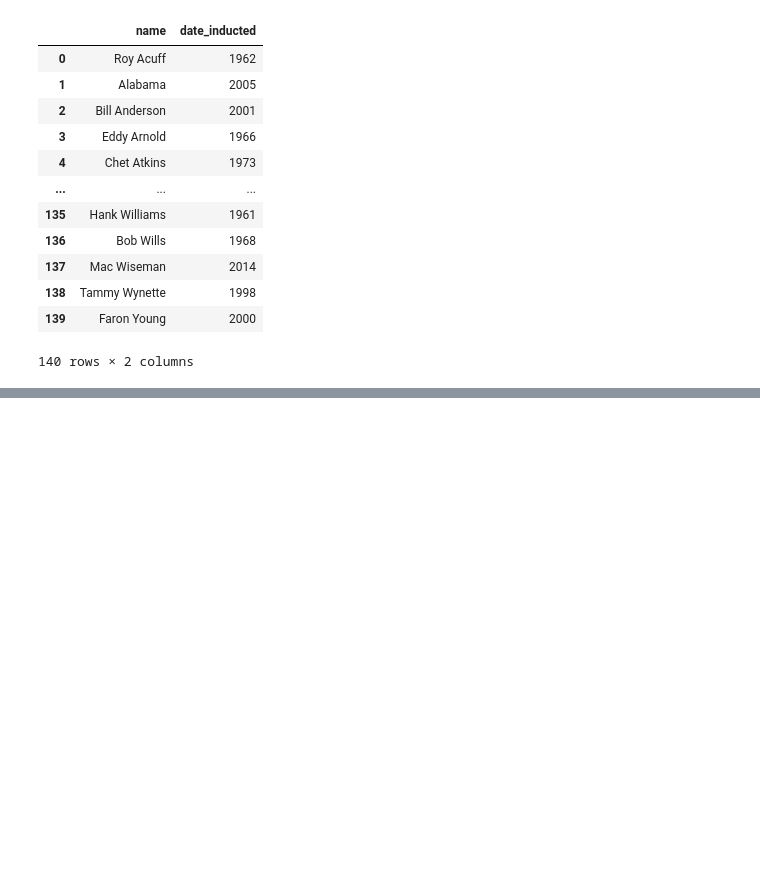
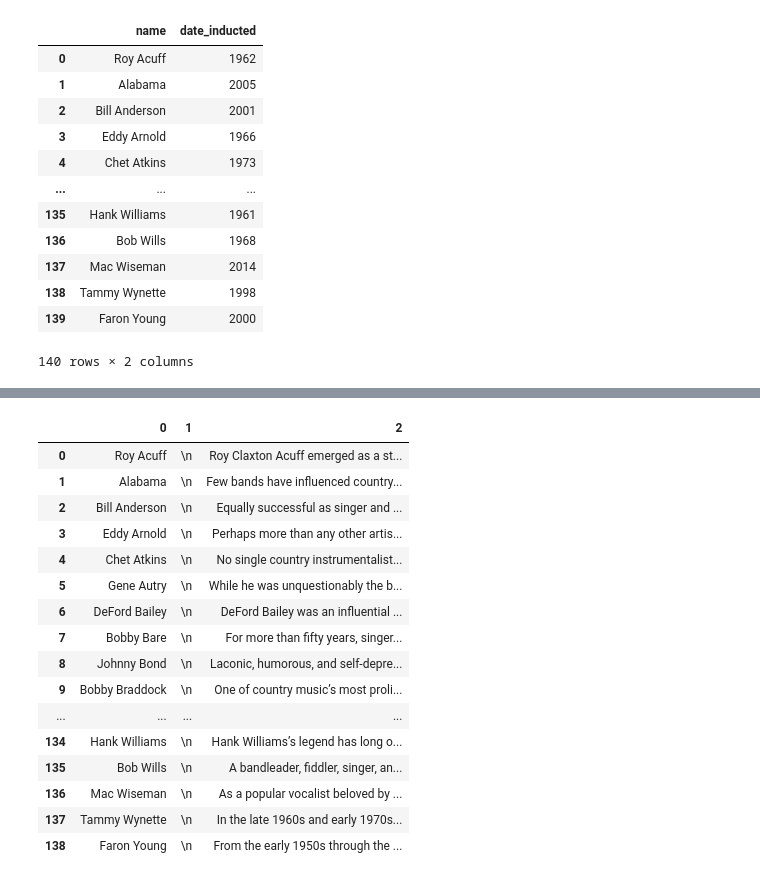
Before and after one commit to ryanhilber93/python-web-scraping-country-music-hof, a Jupyter notebook: country_music_HOF_webscraping.ipynb, the cells around one changed output, grey strips where cells are left out. Cells and saved outputs as stored; diff of their text form; code cells hidden in the pictures; blank space fills up the shorter version.

```diff
--- a/country_music_HOF_webscraping.ipynb
+++ b/country_music_HOF_webscraping.ipynb
@@ -321,0 +739,21 @@ df_all
+# %%
+df_name = pd.DataFrame(name2)
+df_name
+# %% [output]
+|  | 0 | 1 | 2 |
+| 0 | Roy Acuff | \n | Roy Claxton Acuff emerged as a st... |
+| 1 | Alabama | \n | Few bands have influenced country... |
+| 2 | Bill Anderson | \n | Equally successful as singer and ... |
+| 3 | Eddy Arnold | \n | Perhaps more than any other artis... |
+| 4 | Chet Atkins | \n | No single country instrumentalist... |
+| 5 | Gene Autry | \n | While he was unquestionably the b... |
+| 6 | DeFord Bailey | \n | DeFord Bailey was an influential ... |
+| 7 | Bobby Bare | \n | For more than fifty years, singer... |
+| 8 | Johnny Bond | \n | Laconic, humorous, and self-depre... |
+| 9 | Bobby Braddock | \n | One of country music’s most proli... |
+| ... | ... | ... | ... |
+| 134 | Hank Williams | \n | Hank Williams’s legend has long o... |
+| 135 | Bob Wills | \n | A bandleader, fiddler, singer, an... |
+| 136 | Mac Wiseman | \n | As a popular vocalist beloved by ... |
+| 137 | Tammy Wynette | \n | In the late 1960s and early 1970s... |
+| 138 | Faron Young | \n | From the early 1950s through the ... |
```
Also changed, not shown: parts of 38 cells of this notebook.
